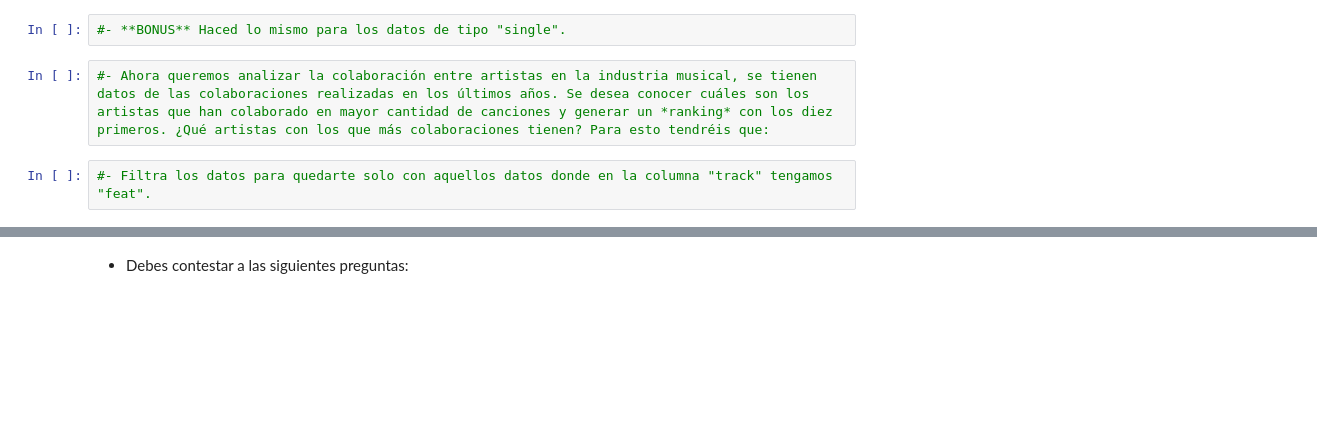
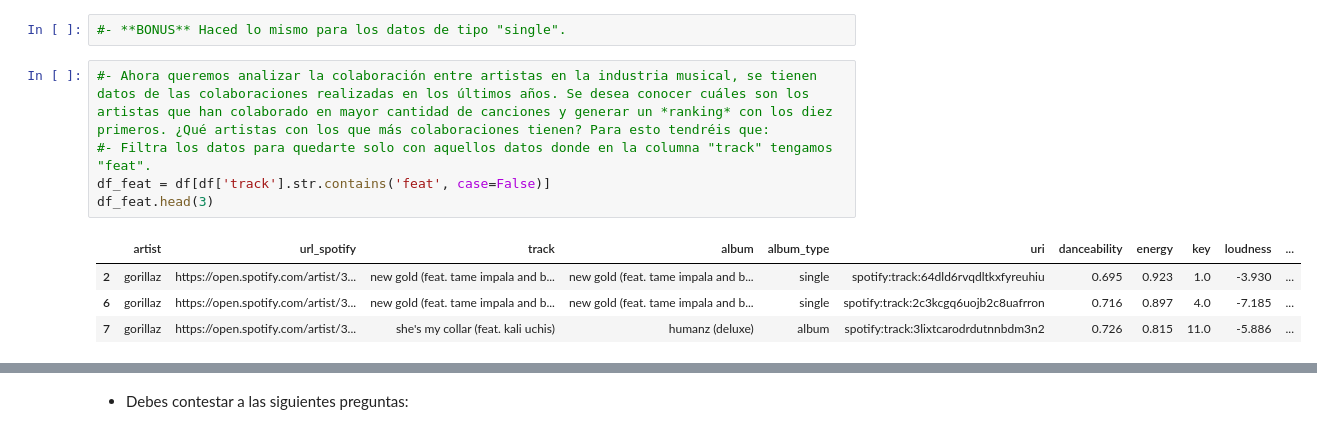
Before and after one commit to inesaag/promo-G-DA-modulo3-evaluacion-intermedia-Ines, a Jupyter notebook: ejercicios.ipynb, the cells around one changed output, grey strips where cells are left out. Drawn from its saved outputs; the diff is of its cells as text; blank space fills up the shorter version.

Commit message:
filtrado de datos

```diff
--- a/ejercicios.ipynb
+++ b/ejercicios.ipynb
@@ -263,7 +396,13 @@ artistas2
 #- **BONUS** Haced lo mismo para los datos de tipo "single".
 # %%
 #- Ahora queremos analizar la colaboración entre artistas en la industria musical, se tienen datos de las colaboraciones realizadas en los últimos años. Se desea conocer cuáles son los artistas que han colaborado en mayor cantidad de canciones y generar un *ranking* con los diez primeros. ¿Qué artistas con los que más colaboraciones tienen? Para esto tendréis que:
+#- Filtra los datos para quedarte solo con aquellos datos donde en la columna "track" tengamos "feat".
+df_feat = df[df['track'].str.contains('feat', case=False)]
+df_feat.head(3)
+# %% [output]
+|  | artist | url_spotify | track | album | album_type | uri | danceability | energy | key | loudness | ... |
+| 2 | gorillaz | https://open.spotify.com/artist/3... | new gold (feat. tame impala and b... | new gold (feat. tame impala and b... | single | spotify:track:64dld6rvqdltkxfyreuhiu | 0.695 | 0.923 | 1.0 | -3.930 | ... |
+| 6 | gorillaz | https://open.spotify.com/artist/3... | new gold (feat. tame impala and b... | new gold (feat. tame impala and b... | single | spotify:track:2c3kcgq6uojb2c8uafrron | 0.716 | 0.897 | 4.0 | -7.185 | ... |
+| 7 | gorillaz | https://open.spotify.com/artist/3... | she's my collar (feat. kali uchis) | humanz (deluxe) | album | spotify:track:3lixtcarodrdutnnbdm3n2 | 0.726 | 0.815 | 11.0 | -5.886 | ... |
-# %%
-#- Filtra los datos para quedarte solo con aquellos datos donde en la columna "track" tengamos "feat".
 # %%
 #- Cuenta cuantas canciones tiene cada artista utilizando el *dataframe* generado en el paso anterior.
```
Also changed, not shown: parts of 19 cells of this notebook.
